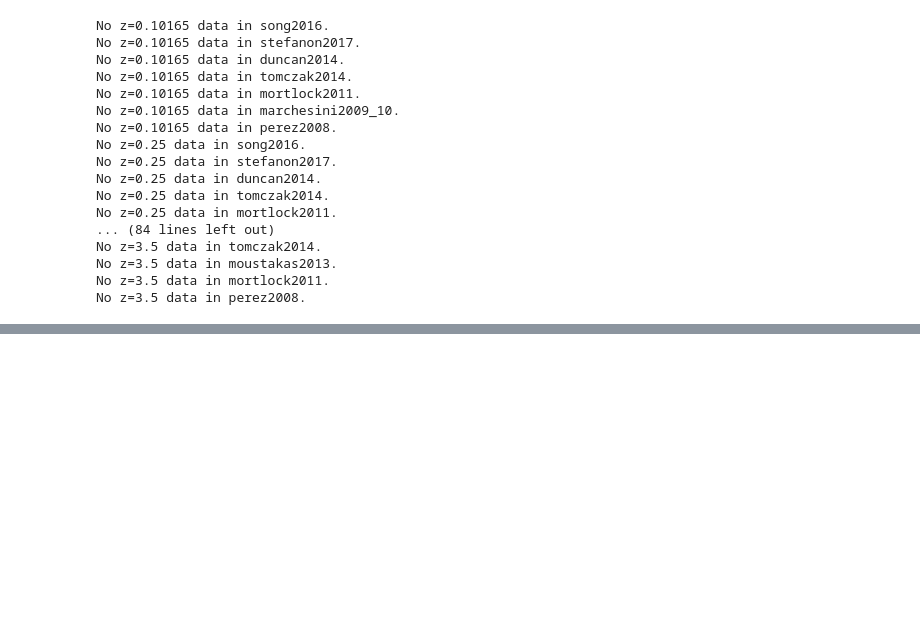
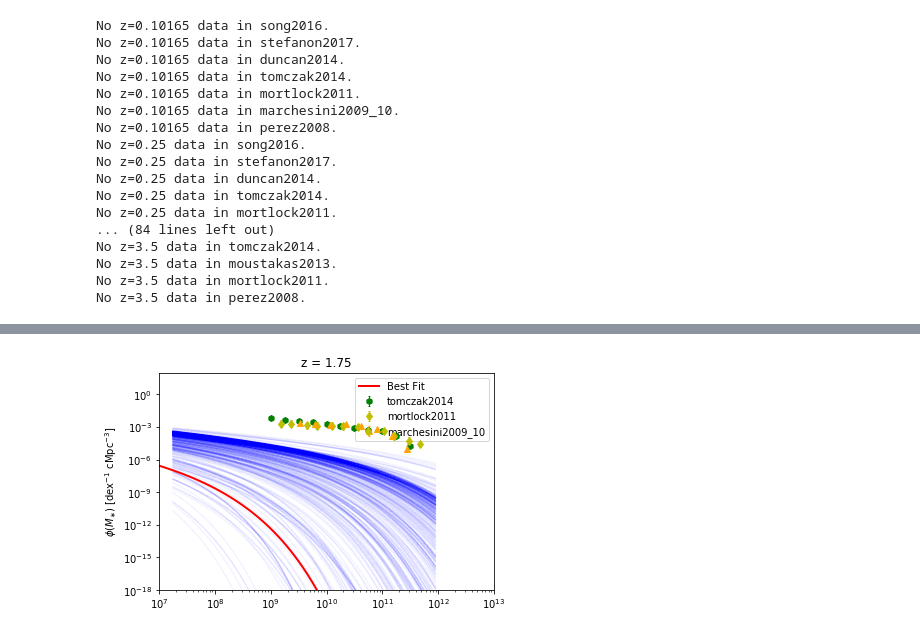
Before and after one commit to eklem1/GalaxySim, a Jupyter notebook: SMF_fit.ipynb, the cells around one changed output, grey strips where cells are left out. Cells and saved outputs as stored; diff of their text form; code cells hidden in the pictures; blank space fills up the shorter version.

```diff
--- a/SMF_fit.ipynb
+++ b/SMF_fit.ipynb
@@ -444,0 +456,23 @@ ValueError: math domain error
+# %%
+z = 1.75
+
+Ms_short = np.logspace(7, 13, 80)
+
+# print(Ms)
+
+ls_best = pop_best.StellarMassFunction(z, Ms_short)
+ax = anl.ReconstructedFunction('galaxy_smf', ivar=[z, None], samples='all', color='b', alpha=0.01)
+
+# print(ls_best)
+
+obslf = ares.analysis.GalaxyPopulation()
+obslf.PlotSMF(z=z, ax=ax, round_z=0.2)
+
+ax.loglog(Ms_short, ls_best, label='Best Fit', color="red", linewidth=2)
+
+pl.title("z = %.2f" %z)
+pl.legend()
+pl.ylim(1e-18, 1e2)
+pl.show()
+# %% [output]
+[figure, added]
```
Also changed, not shown: parts of 16 cells of this notebook, 3 other files.
